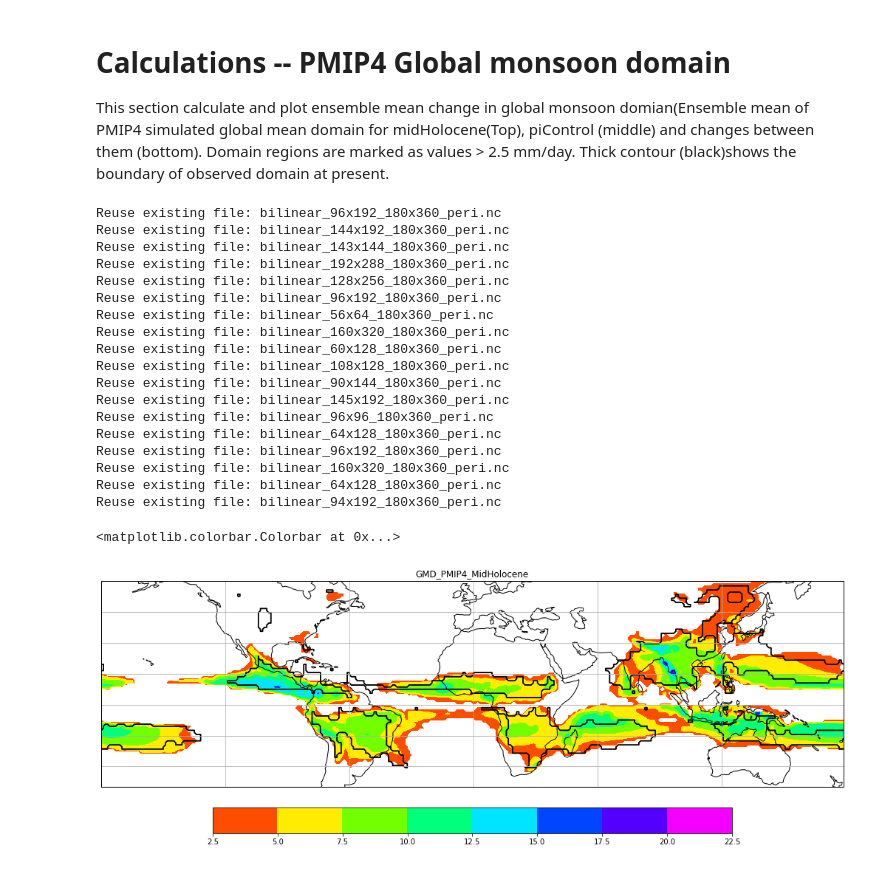
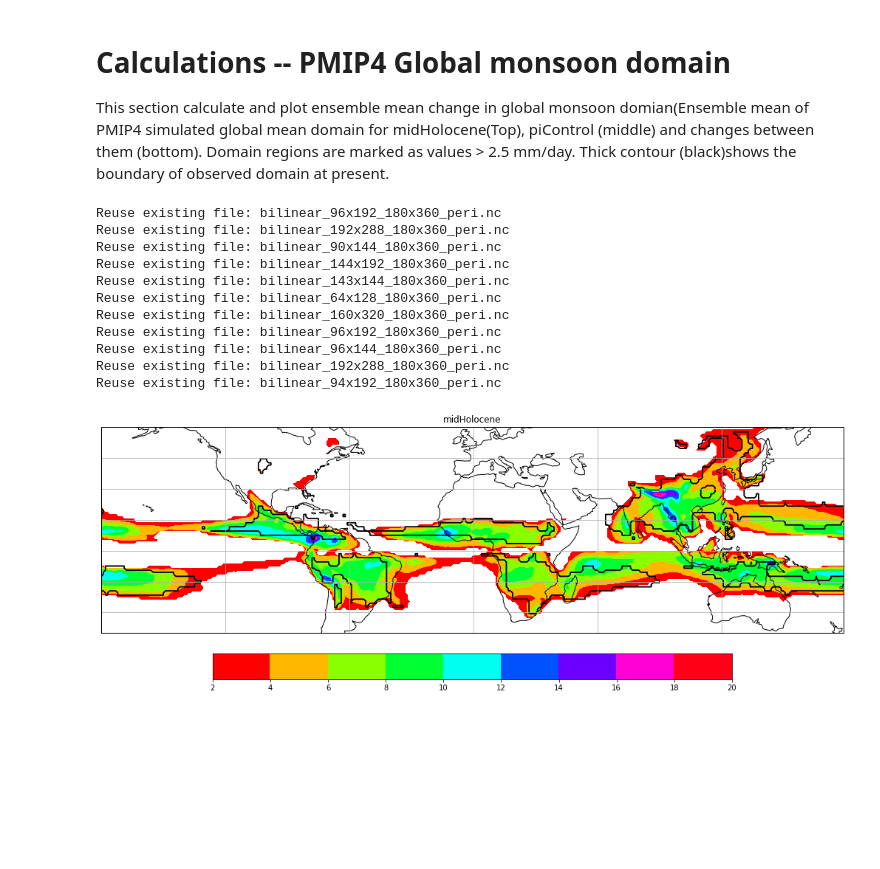
Before and after one commit to ucfahao/PMIP4-midHolocene, a Jupyter notebook: notebooks/PMIP4_MH_monsoon.ipynb, the cells around one changed output. Drawn from its saved outputs; the diff is of its cells as text; code cells hidden in the pictures; blank space fills up the shorter version.

```diff
--- a/notebooks/PMIP4_MH_monsoon.ipynb
+++ b/notebooks/PMIP4_MH_monsoon.ipynb
@@ -262,25 +288,27 @@ def monsoon_mean_diffence(pmip_v):
     return ensemble_diff_r
 # %%
 '''Define plotting function'''
-def domian_plot(experiment_name)
+def domian_plot(data,experiment_name):
     cmap=plt.get_cmap('hsv')
-    clim=[2,25]
-    bounds = np.linspace(2, 25, 21)
+    bounds = np.linspace(2, 20, 10)
     norm = colors.BoundaryNorm(boundaries=bounds, ncolors=256)
     plt.figure(figsize=(18,10))
-    title='GMD_PMIP4_%s' %(experiment_name)
+    title='%s' %(experiment_name)
     ax = plt.axes(projection=ccrs.PlateCarree(central_longitude=0.0, globe=None))
     plt.title(title)
     ax.set_ylim([-40,60])
     ax.coastlines()
     ax.gridlines()
-    fig=ax.contourf(x,y,GMD, transform=ccrs.PlateCarree(),cmap=cmap,clim=clim,norm=norm)
+    fig=ax.contourf(x,y,data,levels=bounds, transform=ccrs.PlateCarree(),cmap=cmap,norm=norm)
+
     ax.contour(x,y,DO, levels=[100,110], colors='k', linestyles='-')
     cax,kw = matplotlib.colorbar.make_axes(ax,location='bottom',pad=0.05,shrink=0.7)
     plt.colorbar(fig,cax=cax,extend='both',**kw)
-    return fig
+    figname='figs/%s_%s_domain.png' %(experiment_name,variable_name)
+    plt.savefig(figname)
 
-def domain_diff_plot(experiment_name):
+
+def domain_diff_plot(data,experiment_name):
     cmap=plt.get_cmap('RdYlBu_r')
     clim=[-8,8]
     bounds = np.linspace(-8, 8, 11)
@@ -292,11 +320,13 @@ def domain_diff_plot(experiment_name):
     ax.set_ylim([-40,60])
     ax.coastlines()
     ax.gridlines()
-    fig=ax.contourf(x,y,GMD_diff, transform=ccrs.PlateCarree(),cmap=cmap,clim=clim,norm=norm)
+    fig=ax.contourf(x,y,data, transform=ccrs.PlateCarree(),cmap=cmap,norm=norm,vmin=-8,vmax=8)
+    fig.set_clim(-6,6)
     ax.contour(x,y,DO, levels=[100,110], colors='k', linestyles='-')
     cax,kw = matplotlib.colorbar.make_axes(ax,location='bottom',pad=0.05,shrink=0.7)
     plt.colorbar(fig,cax=cax,extend='both',**kw)
-    return fig
+    figname='figs/%s_%s_domiandiff.png' %(experiment_name,variable_name)
+    plt.savefig(figname)
 # %% [markdown]
 # Calculations -- PMIP4 Global monsoon domain
 This section calculate and plot ensemble mean change in global monsoon domian(Ensemble mean of PMIP4 simulated global mean domain for midHolocene(Top), piControl (middle) and changes between them (bottom). Domain regions are marked as values > 2.5 mm/day. Thick contour (black)shows the boundary of observed domain at present.
@@ -305,34 +335,26 @@ experiment_name='midHolocene'
 variable_name='monsoon_domain'
 # %%
 # This section calculate global monsoon domain in midHolocene
-GMD=monsoon_mean(pmip_v4)
+GMD_mh=monsoon_mean(pmip_v4)
 DO=domain_obs()
 # %% [output]
 Reuse existing file: bilinear_96x192_180x360_peri.nc
+Reuse existing file: bilinear_192x288_180x360_peri.nc
+Reuse existing file: bilinear_90x144_180x360_peri.nc
 Reuse existing file: bilinear_144x192_180x360_peri.nc
 Reuse existing file: bilinear_143x144_180x360_peri.nc
+Reuse existing file: bilinear_64x128_180x360_peri.nc
+Reuse existing file: bilinear_160x320_180x360_peri.nc
+Reuse existing file: bilinear_96x192_180x360_peri.nc
+Reuse existing file: bilinear_96x144_180x360_peri.nc
 Reuse existing file: bilinear_192x288_180x360_peri.nc
-Reuse existing file: bilinear_128x256_180x360_peri.nc
-Reuse existing file: bilinear_96x192_180x360_peri.nc
-Reuse existing file: bilinear_56x64_180x360_peri.nc
-Reuse existing file: bilinear_160x320_180x360_peri.nc
-Reuse existing file: bilinear_60x128_180x360_peri.nc
-Reuse existing file: bilinear_108x128_180x360_peri.nc
-Reuse existing file: bilinear_90x144_180x360_peri.nc
-Reuse existing file: bilinear_145x192_180x360_peri.nc
-Reuse existing file: bilinear_96x96_180x360_peri.nc
-Reuse existing file: bilinear_64x128_180x360_peri.nc
-Reuse existing file: bilinear_96x192_180x360_peri.nc
-Reuse existing file: bilinear_160x320_180x360_peri.nc
-Reuse existing file: bilinear_64x128_180x360_peri.nc
 Reuse existing file: bilinear_94x192_180x360_peri.nc
 # %%
 # Ensemble mean of PMIP4 midHolocene global monsoon domain
 # Thick contour (black) shows observed domian in present-day
-domian_plot(experiment_name)
+domian_plot(GMD_mh,experiment_name)
 # %% [output]
-<matplotlib.colorbar.Colorbar at 0x...>
-[figure, old version]
+[figure, new version]
 # %%
 # Same as above but for piControl
 experiment_name='piControl'
```
Also changed, not shown: parts of 21 cells of this notebook, 5 other files.
